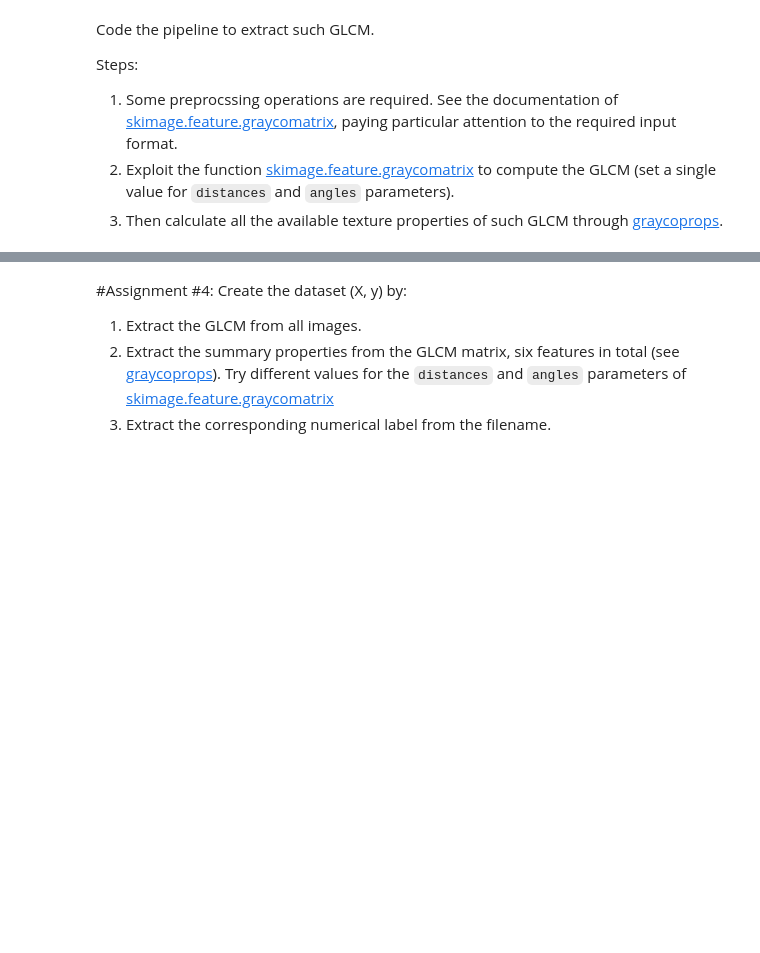
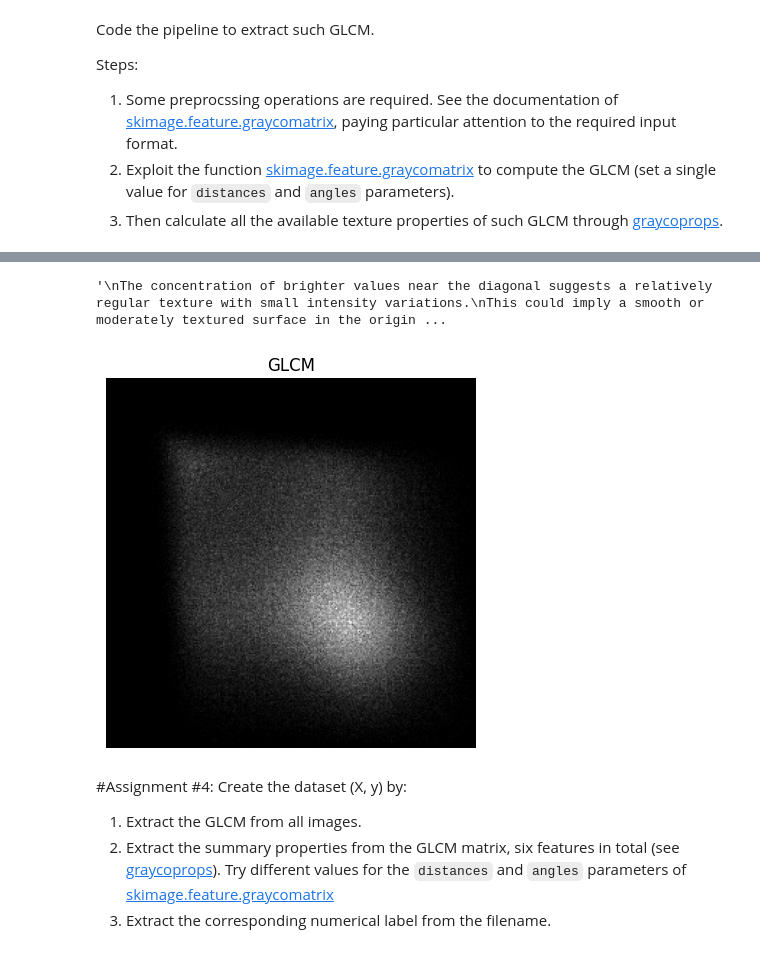
Before and after one commit to donnadamus/mlinapplabs, a Jupyter notebook: 2_ML_texture_solutions.ipynb, the cells around one changed output, grey strips where cells are left out. Saved outputs shown, nothing was run; the diff lists cells and outputs as text; code cells hidden in the pictures; blank space fills up the shorter version.

```diff
--- a/2_ML_texture_solutions.ipynb
+++ b/2_ML_texture_solutions.ipynb
@@ -153,3 +148,18 @@ my_imshow(image=np.squeeze(np.squeeze(glcm)), title="GLCM")
+# %%
+my_imshow(image=np.squeeze(np.squeeze(glcm)), title="GLCM")
+
+# keep in mind that higher values in the glcm matrix will result in bright areas in the image
+
+# since the plotted glcm matrix has a lot of brightness in the center, where the index (row, column) of our matrix are similar, we can conclude that
+# a lot of similar pixels are next to each other in the image
+
+"""
+The concentration of brighter values near the diagonal suggests a relatively regular texture with small intensity variations.
+This could imply a smooth or moderately textured surface in the original image.
+"""
+# %% [output]
+'\nThe concentration of brighter values near the diagonal suggests a relatively regular texture with small intensity variations.\nThis could imply a smooth or moderately textured surface in the origin ...
+[figure, added]
 # %% [markdown]
 #Assignment #4: Create the dataset (X, y) by:
 
```
Also changed, not shown: parts of 8 cells of this notebook.
